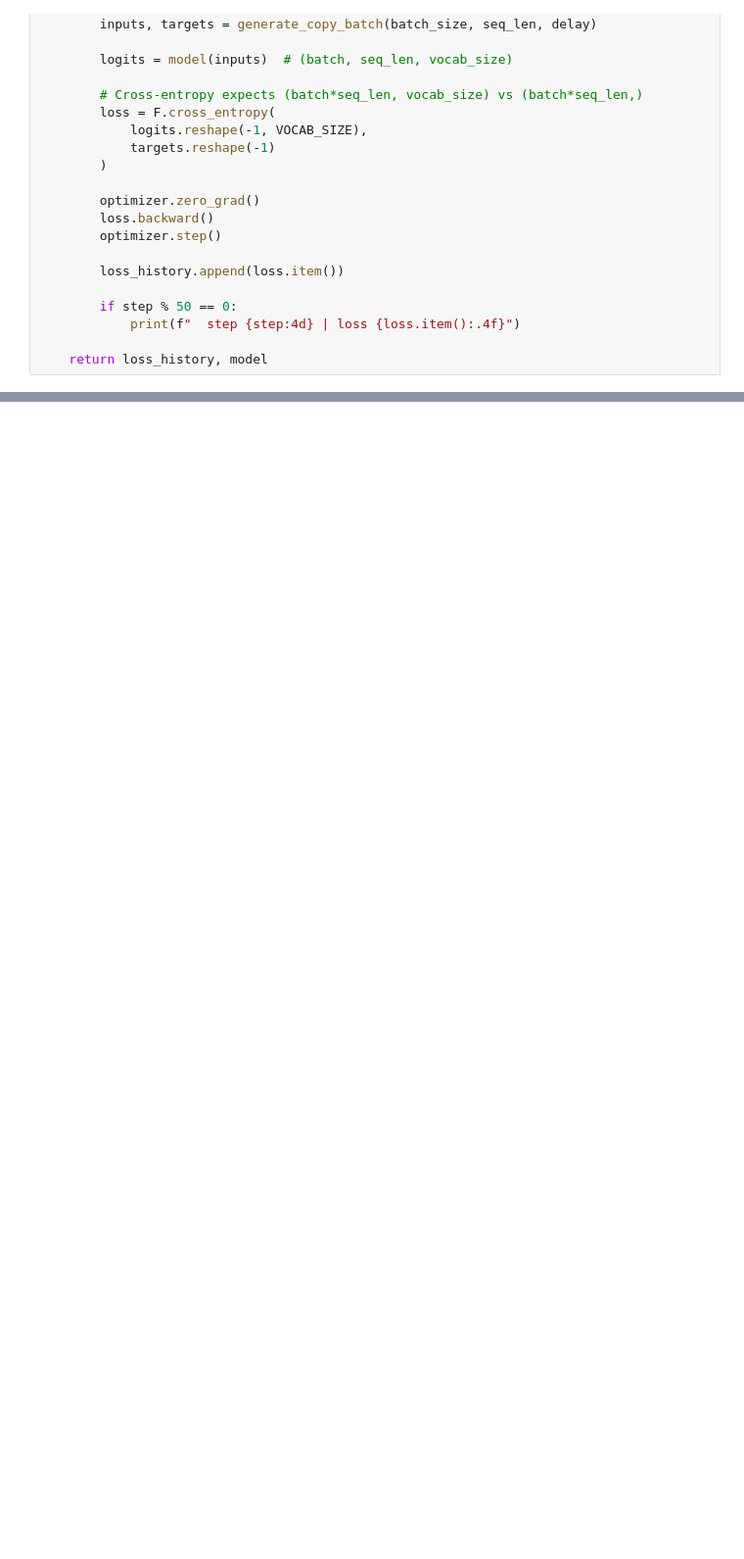
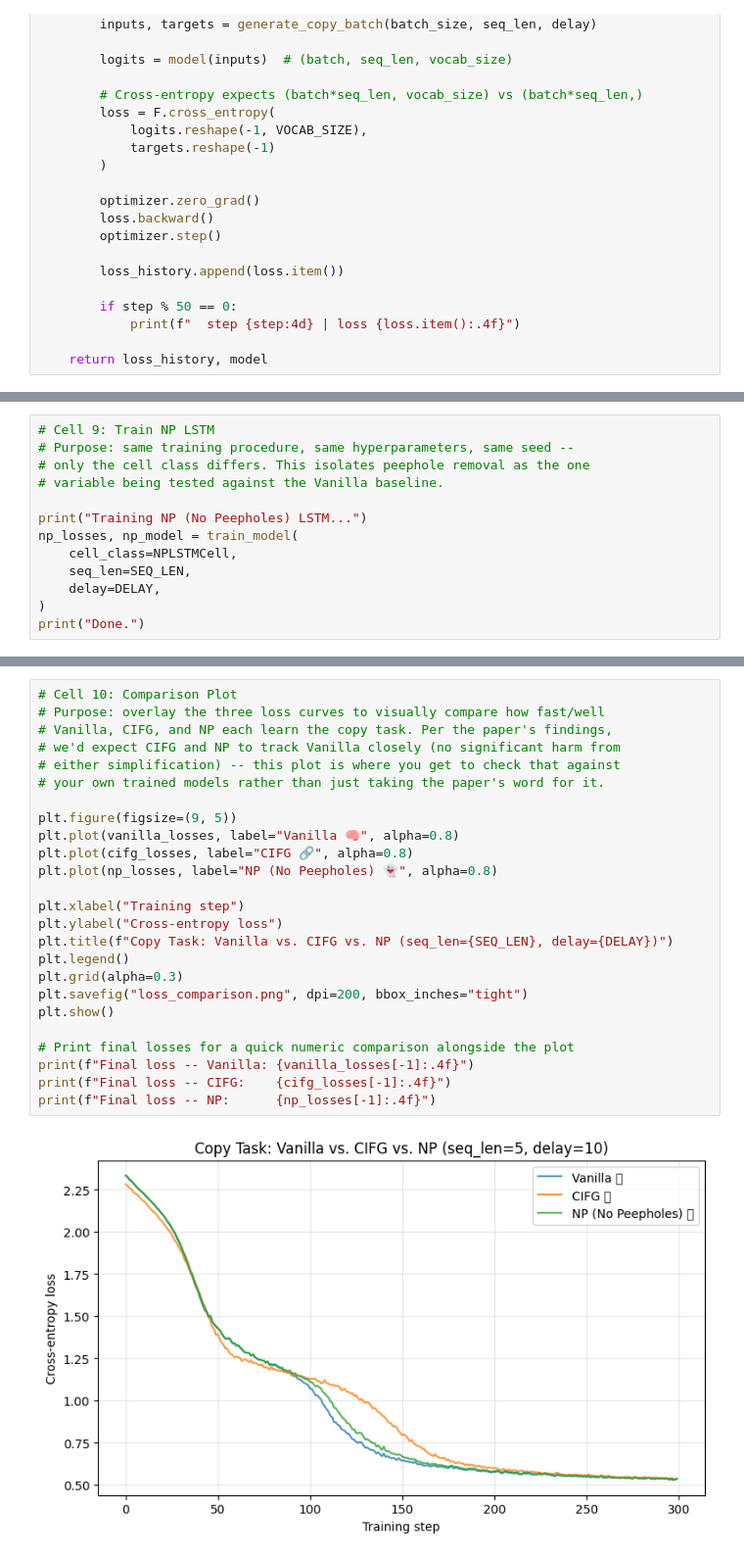
Before and after one commit to jibran-lakhdhir/Summer-2026-Research-implementations, a Jupyter notebook: LSTM.ipynb, the cells around one changed output, grey strips where cells are left out. Shown at 98% size. Drawn from its saved outputs; the diff is of its cells as text; blank space fills up the shorter version.

```diff
--- a/LSTM.ipynb
+++ b/LSTM.ipynb
@@ -374,0 +425,13 @@ def train_model(cell_class, seq_len, delay, hidden_size=32,
+# %%
+# Cell 9: Train NP LSTM
+# Purpose: same training procedure, same hyperparameters, same seed --
+# only the cell class differs. This isolates peephole removal as the one
+# variable being tested against the Vanilla baseline.
+
+print("Training NP (No Peepholes) LSTM...")
+np_losses, np_model = train_model(
+    cell_class=NPLSTMCell,
+    seq_len=SEQ_LEN,
+    delay=DELAY,
+)
+print("Done.")
@@ -374,0 +447,27 @@ def train_model(cell_class, seq_len, delay, hidden_size=32,
+# %%
+# Cell 10: Comparison Plot
+# Purpose: overlay the three loss curves to visually compare how fast/well
+# Vanilla, CIFG, and NP each learn the copy task. Per the paper's findings,
+# we'd expect CIFG and NP to track Vanilla closely (no significant harm from
+# either simplification) -- this plot is where you get to check that against
+# your own trained models rather than just taking the paper's word for it.
+
+plt.figure(figsize=(9, 5))
+plt.plot(vanilla_losses, label="Vanilla 🧠", alpha=0.8)
+plt.plot(cifg_losses, label="CIFG 🔗", alpha=0.8)
+plt.plot(np_losses, label="NP (No Peepholes) 👻", alpha=0.8)
+
+plt.xlabel("Training step")
+plt.ylabel("Cross-entropy loss")
+plt.title(f"Copy Task: Vanilla vs. CIFG vs. NP (seq_len={SEQ_LEN}, delay={DELAY})")
+plt.legend()
+plt.grid(alpha=0.3)
+plt.savefig("loss_comparison.png", dpi=200, bbox_inches="tight")
+plt.show()
+
+# Print final losses for a quick numeric comparison alongside the plot
+print(f"Final loss -- Vanilla: {vanilla_losses[-1]:.4f}")
+print(f"Final loss -- CIFG:    {cifg_losses[-1]:.4f}")
+print(f"Final loss -- NP:      {np_losses[-1]:.4f}")
+# %% [output]
+[figure, added]
```
Also changed, not shown: parts of 7 cells of this notebook, 6 other files.
